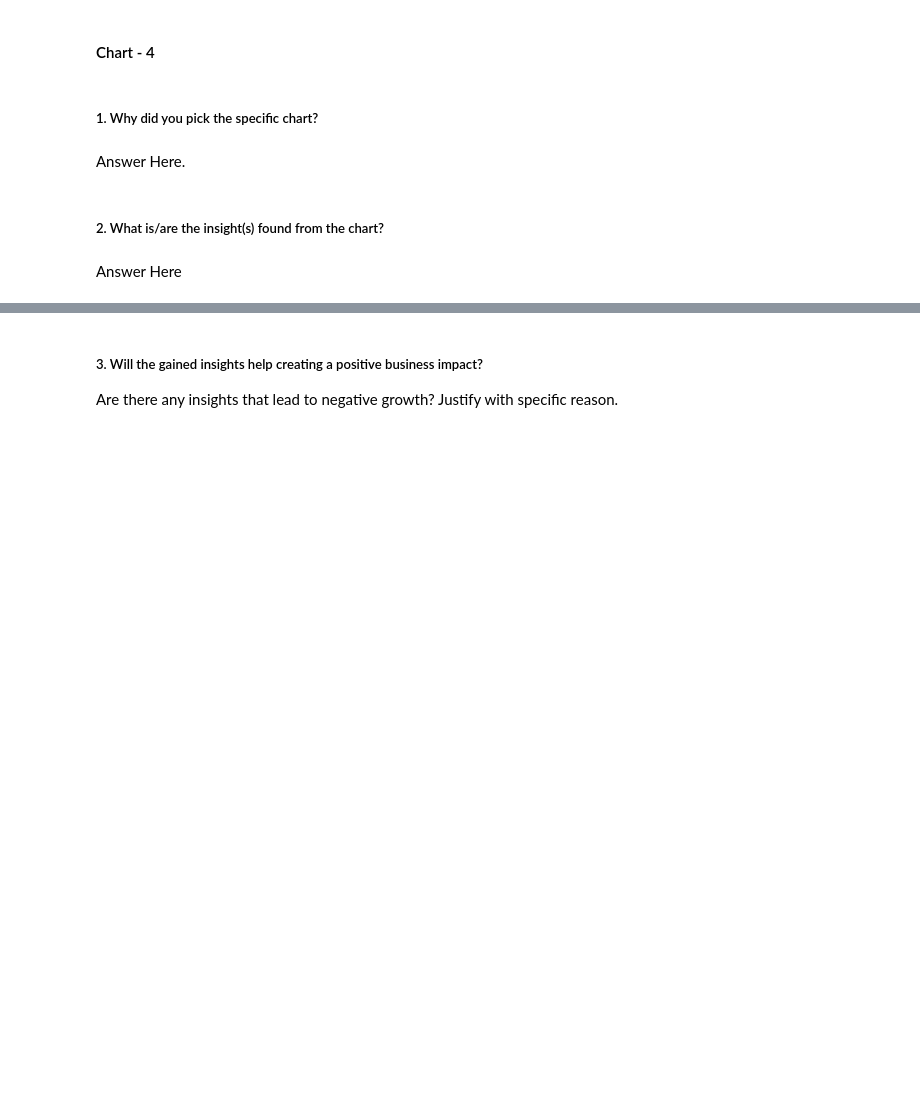
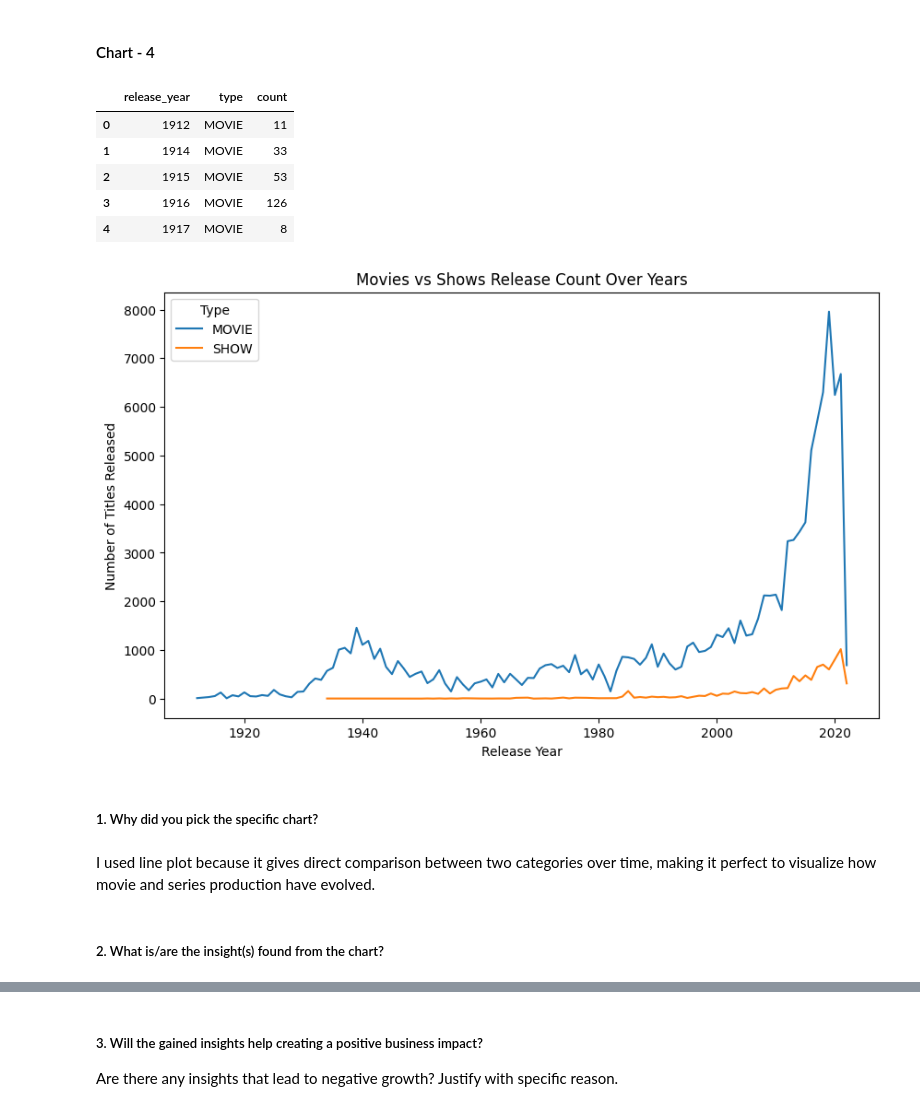
Before and after one commit to Rupeshyadv/AmazonPrime_EDA-, a Jupyter notebook: Sample_EDA_Submission_Template.ipynb, the cells around one changed output, grey strips where cells are left out. Drawn from its saved outputs; the diff is of its cells as text; code cells hidden in the pictures; blank space fills up the shorter version.

```diff
--- a/Sample_EDA_Submission_Template.ipynb
+++ b/Sample_EDA_Submission_Template.ipynb
@@ -574,8 +689,30 @@ Answer Here
+# %%
+# Movies vs Shows Release Count Over Years
+# Goal -> Compare content production trends between Movies and Shows
+
+# Before plotting, we need to aggregate counts by type and year
+type_year_distribution = merged_df.groupby(['release_year', 'type']).size().reset_index(name='count')
+display(type_year_distribution.head())
+
+# line plot
+plt.figure(figsize=(10,6))
+sns.lineplot(data=type_year_distribution, x='release_year', y='count', hue='type')
+plt.title("Movies vs Shows Release Count Over Years")
+plt.xlabel("Release Year")
+plt.ylabel("Number of Titles Released")
+plt.legend(title='Type')
+plt.show()
+# %% [output]
+|  | release_year | type | count |
+| 0 | 1912 | MOVIE | 11 |
+| 1 | 1914 | MOVIE | 33 |
+| 2 | 1915 | MOVIE | 53 |
+| 3 | 1916 | MOVIE | 126 |
+| 4 | 1917 | MOVIE | 8 |
+[figure, added]
 # %% [markdown]
 ##### 1. Why did you pick the specific chart?
-# %% [markdown]
-Answer Here.
+# %% [markdown]
+I used line plot because it gives direct comparison between two categories over time, making it perfect to visualize how movie and series production have evolved.
 # %% [markdown]
 ##### 2. What is/are the insight(s) found from the chart?
-# %% [markdown]
-Answer Here
```
Also changed, not shown: parts of 45 cells of this notebook, 1 other file.
